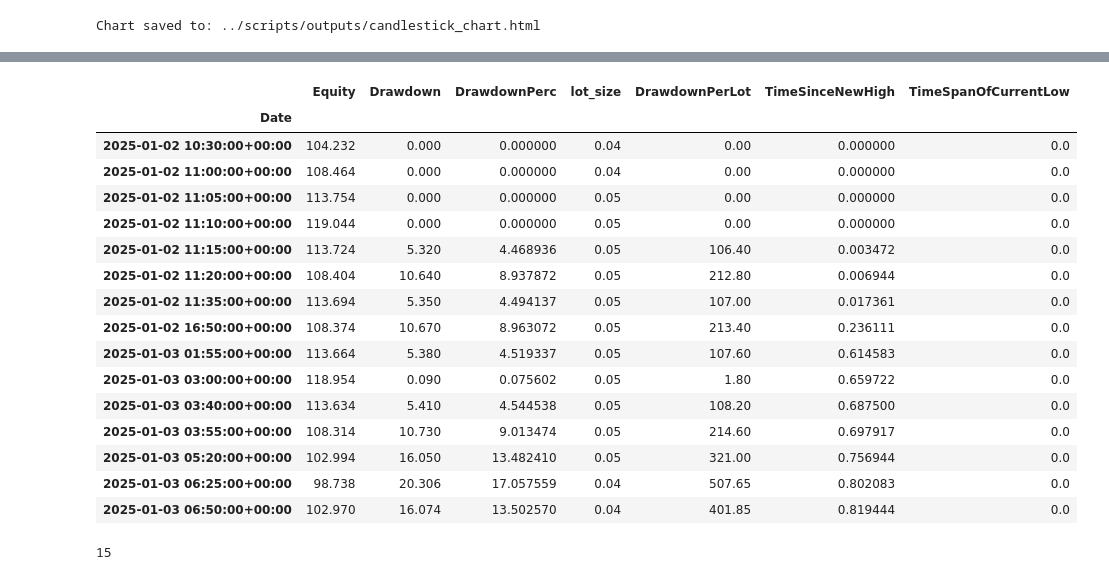
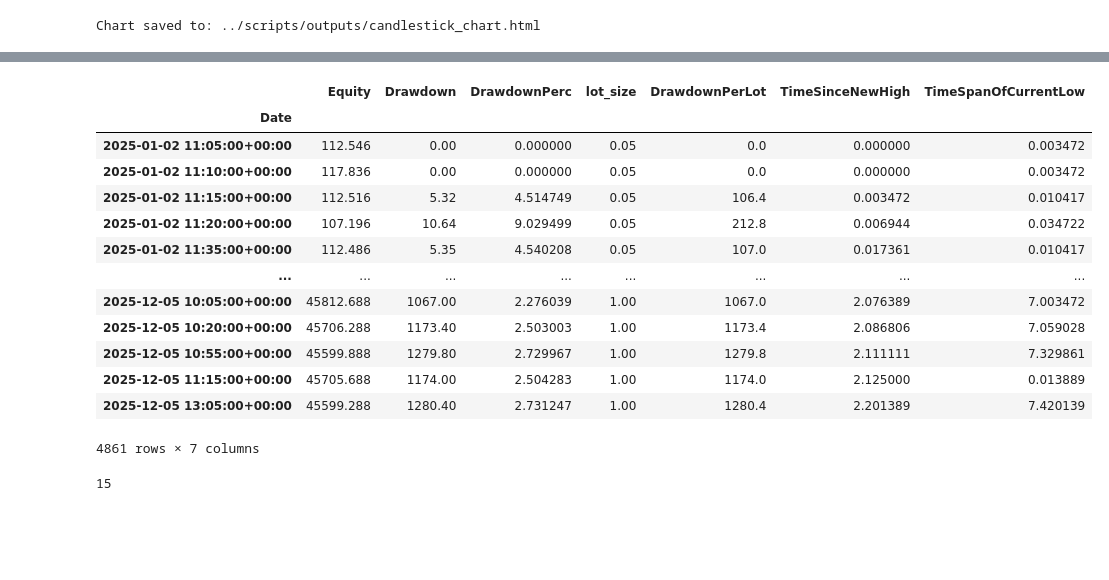
Before and after one commit to Dirkie8/trade-optimizer, a Jupyter notebook: scripts/candle_viz.ipynb, the cells around one changed output, grey strips where cells are left out. Cells and saved outputs as stored; diff of their text form; code cells hidden in the pictures; blank space fills up the shorter version.

```diff
--- a/scripts/candle_viz.ipynb
+++ b/scripts/candle_viz.ipynb
@@ -479,7 +479,7 @@ for results_path in results_paths:
     drop_from_previous_high = [0]
     drop_from_previous_high_perc = [0]
     drop_from_previous_high_per_lot = [0]
-    date_times = ["2025-01-03T19:15:00+00:00"]
+    date_times = ["2025-01-01T00:00:00+00:00"]
     for ii in eval_payload['trades_detail']:
         date_times.append(ii['exit_time'])
         lot_sizes.append(ii['size'])
@@ -537,8 +537,8 @@ for results_path in results_paths:
 
 
     start_plot_date = "2025-01-01 00:00:00+00:00"
-    start_plot_date = "2025-11-26 00:00:00+00:00"
-    end_plot_date = "2025-12-08 00:00:00+00:00"
+    start_plot_date = "2025-07-01 00:00:00+00:00"
+    end_plot_date = "2025-12-15 00:00:00+00:00"
 
     # Define the data to be plotted
     plot_data_equity = equity_data[(start_plot_date <= equity_data.index) & (equity_data.index <= end_plot_date)]['Equity']
@@ -561,7 +561,7 @@ for results_path in results_paths:
     ax1.set_xlabel("Date")
     ax1.set_ylabel("Equity Value", color='steelblue')
     ax1.tick_params(axis='y', labelcolor='steelblue')
-    ax1.set_ylim(bottom=0)
+    # ax1.set_ylim(bottom=0)
 
     # Secondary axis: Drawdown %
     ax2 = ax1.twinx()
@@ -625,23 +625,20 @@ for results_path in results_paths:
 # %%
-equity_data.iloc[:15]
+equity_data.iloc[15:]
 # %% [output]
 |  | Equity | Drawdown | DrawdownPerc | lot_size | DrawdownPerLot | TimeSinceNewHigh | TimeSpanOfCurrentLow |
 | Date |  |  |  |  |  |  |  |
-| 2025-01-02 10:30:00+00:00 | 104.232 | 0.000 | 0.000000 | 0.04 | 0.00 | 0.000000 | 0.0 |
-| 2025-01-02 11:00:00+00:00 | 108.464 | 0.000 | 0.000000 | 0.04 | 0.00 | 0.000000 | 0.0 |
-| 2025-01-02 11:05:00+00:00 | 113.754 | 0.000 | 0.000000 | 0.05 | 0.00 | 0.000000 | 0.0 |
-| 2025-01-02 11:10:00+00:00 | 119.044 | 0.000 | 0.000000 | 0.05 | 0.00 | 0.000000 | 0.0 |
-| 2025-01-02 11:15:00+00:00 | 113.724 | 5.320 | 4.468936 | 0.05 | 106.40 | 0.003472 | 0.0 |
-| 2025-01-02 11:20:00+00:00 | 108.404 | 10.640 | 8.937872 | 0.05 | 212.80 | 0.006944 | 0.0 |
-| 2025-01-02 11:35:00+00:00 | 113.694 | 5.350 | 4.494137 | 0.05 | 107.00 | 0.017361 | 0.0 |
-| 2025-01-02 16:50:00+00:00 | 108.374 | 10.670 | 8.963072 | 0.05 | 213.40 | 0.236111 | 0.0 |
-| 2025-01-03 01:55:00+00:00 | 113.664 | 5.380 | 4.519337 | 0.05 | 107.60 | 0.614583 | 0.0 |
-| 2025-01-03 03:00:00+00:00 | 118.954 | 0.090 | 0.075602 | 0.05 | 1.80 | 0.659722 | 0.0 |
-| 2025-01-03 03:40:00+00:00 | 113.634 | 5.410 | 4.544538 | 0.05 | 108.20 | 0.687500 | 0.0 |
-| 2025-01-03 03:55:00+00:00 | 108.314 | 10.730 | 9.013474 | 0.05 | 214.60 | 0.697917 | 0.0 |
-| 2025-01-03 05:20:00+00:00 | 102.994 | 16.050 | 13.482410 | 0.05 | 321.00 | 0.756944 | 0.0 |
-| 2025-01-03 06:25:00+00:00 | 98.738 | 20.306 | 17.057559 | 0.04 | 507.65 | 0.802083 | 0.0 |
-| 2025-01-03 06:50:00+00:00 | 102.970 | 16.074 | 13.502570 | 0.04 | 401.85 | 0.819444 | 0.0 |
+| 2025-01-02 11:05:00+00:00 | 112.546 | 0.00 | 0.000000 | 0.05 | 0.0 | 0.000000 | 0.003472 |
+| 2025-01-02 11:10:00+00:00 | 117.836 | 0.00 | 0.000000 | 0.05 | 0.0 | 0.000000 | 0.003472 |
+| 2025-01-02 11:15:00+00:00 | 112.516 | 5.32 | 4.514749 | 0.05 | 106.4 | 0.003472 | 0.010417 |
+| 2025-01-02 11:20:00+00:00 | 107.196 | 10.64 | 9.029499 | 0.05 | 212.8 | 0.006944 | 0.034722 |
+| 2025-01-02 11:35:00+00:00 | 112.486 | 5.35 | 4.540208 | 0.05 | 107.0 | 0.017361 | 0.010417 |
+| ... | ... | ... | ... | ... | ... | ... | ... |
+| 2025-12-05 10:05:00+00:00 | 45812.688 | 1067.00 | 2.276039 | 1.00 | 1067.0 | 2.076389 | 7.003472 |
+| 2025-12-05 10:20:00+00:00 | 45706.288 | 1173.40 | 2.503003 | 1.00 | 1173.4 | 2.086806 | 7.059028 |
+| 2025-12-05 10:55:00+00:00 | 45599.888 | 1279.80 | 2.729967 | 1.00 | 1279.8 | 2.111111 | 7.329861 |
+| 2025-12-05 11:15:00+00:00 | 45705.688 | 1174.00 | 2.504283 | 1.00 | 1174.0 | 2.125000 | 0.013889 |
+| 2025-12-05 13:05:00+00:00 | 45599.288 | 1280.40 | 2.731247 | 1.00 | 1280.4 | 2.201389 | 7.420139 |
+4861 rows × 7 columns
 # %%
 len(equity_data_layered) < 1
 # %% [output]
```
Also changed, not shown: parts of 2 cells of this notebook, 10 other files.
